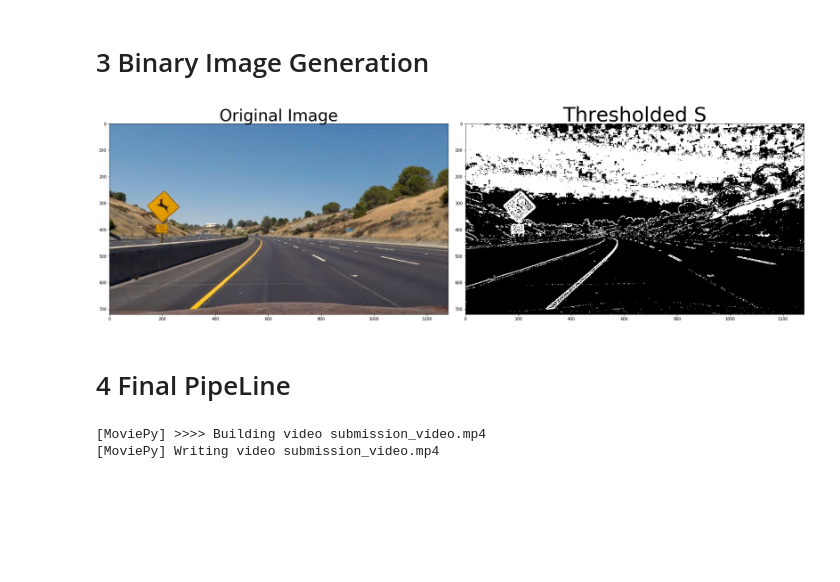
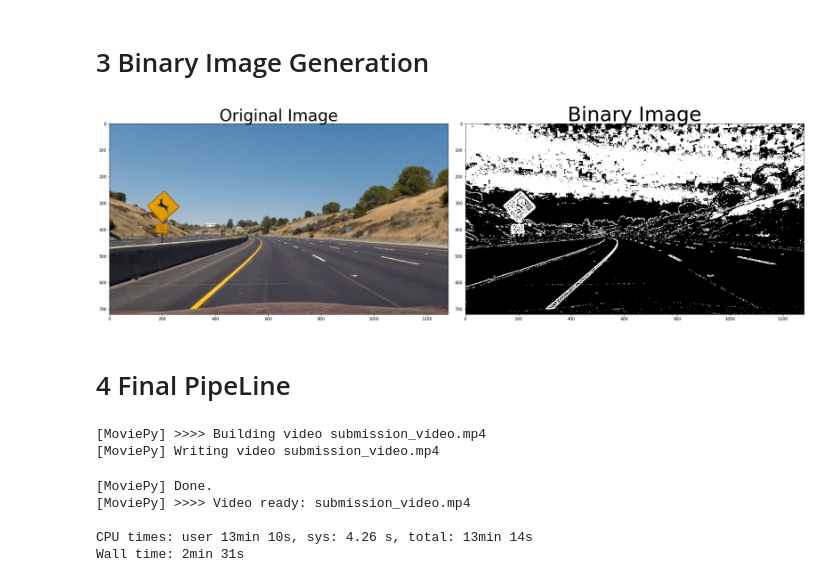
Before and after one commit to Sadrpour/UdacityProjetcs, a Jupyter notebook: P4-AdvanceLane/FinalProjectCode.ipynb, the cells around one changed output. Cells and saved outputs as stored; diff of their text form; code cells hidden in the pictures; blank space fills up the shorter version.

Commit message:
submission files prepared v2

```diff
--- a/P4-AdvanceLane/FinalProjectCode.ipynb
+++ b/P4-AdvanceLane/FinalProjectCode.ipynb
@@ -120,13 +120,13 @@ ax1.imshow(cv2.cvtColor(img, cv2.COLOR_BGR2RGB))
 ax1.set_title('Original Image', fontsize=40)
 
 ax2.imshow(cv2.cvtColor(warped, cv2.COLOR_BGR2RGB) )
-ax2.set_title('Thresholded S', fontsize=50)
+ax2.set_title('Perpective Transformed', fontsize=50)
 plt.subplots_adjust(left=0., right=1, top=0.9, bottom=0.)
 
 plt.show()
 
-# loc = '/media/pemfir/Data/UdacityProjects/Code/P4-AdvanceLane/projectImages'
-# plt.show()
-# fig.savefig(loc+'/perspective2.jpg')
-# plt.close(fig)
+loc = '/media/pemfir/Data/UdacityProjects/Code/P4-AdvanceLane/projectImages'
+plt.show()
+fig.savefig(loc+'/perspective2.jpg')
+plt.close(fig)
 # %% [output]
@@ -194,38 +194,38 @@ def hsv_select(img, thresh=(0, 255)):
     return binary_output
 
 def masking_pipeline(img):
     '''
     combines various filtering criteria including color spaces and gradients for the final binary output
     '''
     img = np.copy(img)
     c_hls = hls_select(img, thresh=(100, 255))
     c_hsv = hsv_select(img, thresh=(50, 255))
     gradx = abs_sobel_thresh(img, orient='x', mag_thresh=(12, 255), sobel_kernel=3)
     grady = abs_sobel_thresh(img, orient='y', mag_thresh=(25, 255), sobel_kernel=3)
     combined = np.zeros_like(img[:,:,1])
 
     combined[((gradx == 1) & (grady  == 1)) | ((c_hls  == 1) &  (c_hsv  == 1))] = 1
     return combined
 
 
 fig, (ax1, ax2) = plt.subplots(1, 2, figsize=(24, 9))
 fig.tight_layout()
 
 ax1.imshow(cv2.cvtColor(img, cv2.COLOR_BGR2RGB))
 ax1.set_title('Original Image', fontsize=40)
 
 ax2.imshow(masking_pipeline(img), cmap='gray')
-ax2.set_title('Thresholded S', fontsize=50)
+ax2.set_title('Binary Image', fontsize=50)
 plt.subplots_adjust(left=0., right=1, top=0.9, bottom=0.)
 
 plt.show()
 
 
-# plt.show()
-# fig.savefig(loc+'/binary2.jpg')
-# plt.close(fig)
+plt.show()
+fig.savefig(loc+'/binary2.jpg')
+plt.close(fig)
 # %% [output]
-[figure, old version]
+[figure, new version]
 # %% [markdown]
 # 4 Final PipeLine
 # %%
@@ -441,10 +441,10 @@ def lineFiner(binary_warped,Minv,img_size,undistorted):
 
 
     # Draw the lane onto the warped blank image
-    cv2.fillPoly(window_img, np.int_([left_line_pts]), (0,0, 255))
-    cv2.fillPoly(window_img, np.int_([right_line_pts]), (0,0, 255))
-    cv2.fillPoly(window_img_bkg, np.int_([left_line_pts]), (255,255, 255))
-    cv2.fillPoly(window_img_bkg, np.int_([right_line_pts]), (255,255, 255))
+#     cv2.fillPoly(window_img, np.int_([left_line_pts]), (0,0, 255))
+#     cv2.fillPoly(window_img, np.int_([right_line_pts]), (0,0, 255))
+#     cv2.fillPoly(window_img_bkg, np.int_([left_line_pts]), (255,255, 255))
+#     cv2.fillPoly(window_img_bkg, np.int_([right_line_pts]), (255,255, 255))
     cv2.fillPoly(window_img_bkg, np.int_([center_line_pts]), (255,25, 0))
 
 
@@ -517,3 +517,8 @@ white_clip = clip1.fl_image(pipeline) #NOTE: this function expects color images!
 # %% [output]
 [MoviePy] >>>> Building video submission_video.mp4
 [MoviePy] Writing video submission_video.mp4
+[MoviePy] Done.
+[MoviePy] >>>> Video ready: submission_video.mp4
+
+CPU times: user 13min 10s, sys: 4.26 s, total: 13min 14s
+Wall time: 2min 31s
```
Also changed, not shown: parts of 1 cell of this notebook, 5 other files.
